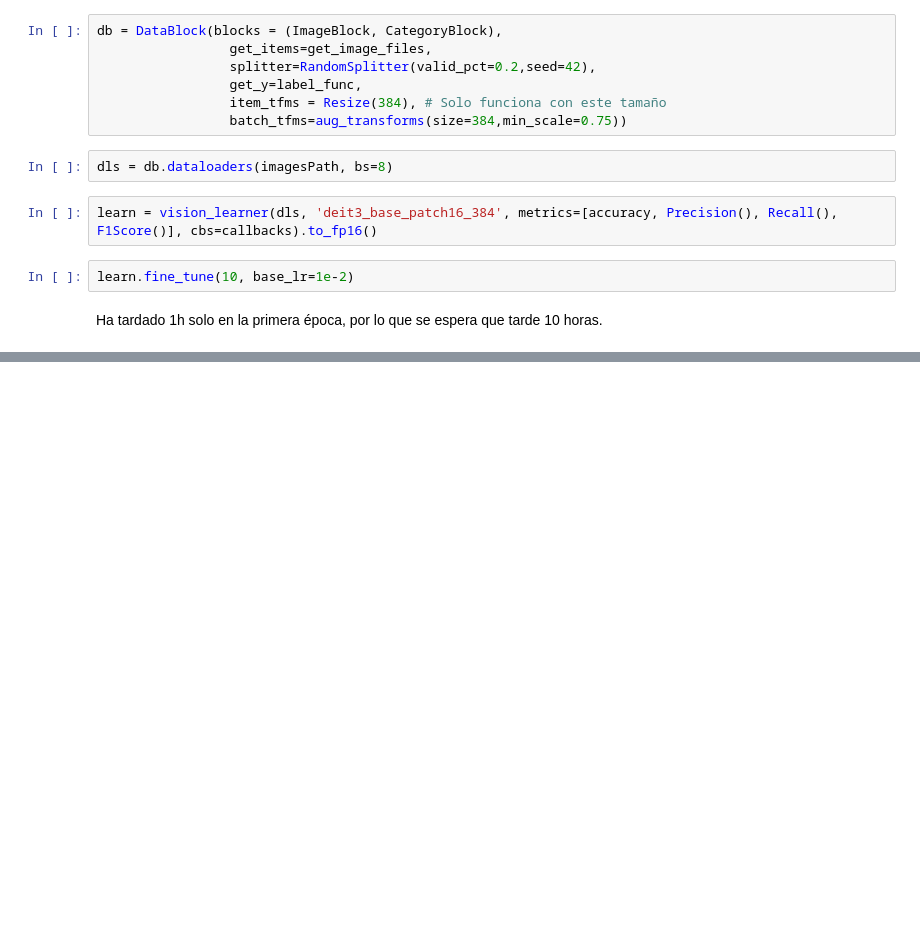
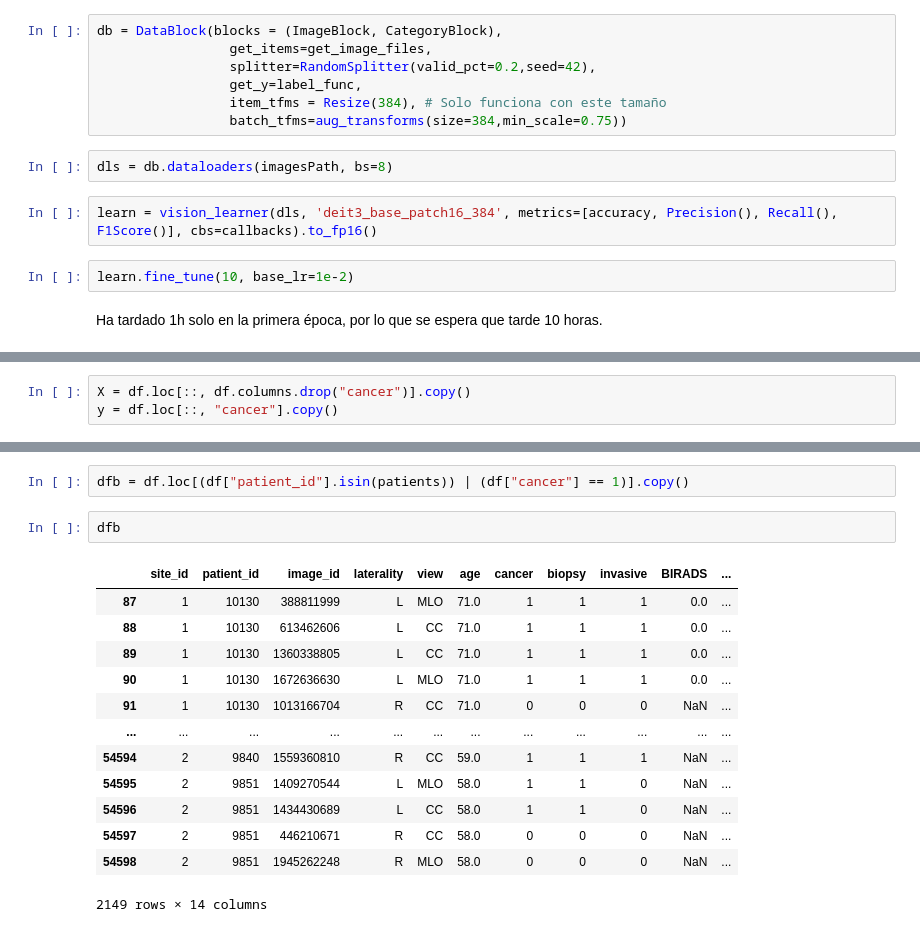
Before and after one commit to inigo99/CancerDetection, a Jupyter notebook: TFM.ipynb, the cells around one changed output, grey strips where cells are left out. Drawn from its saved outputs; the diff is of its cells as text; blank space fills up the shorter version.

```diff
--- a/TFM.ipynb
+++ b/TFM.ipynb
@@ -247,0 +268,3 @@ Ha tardado 1h solo en la primera época, por lo que se espera que tarde 10 horas
+# %%
+X = df.loc[::, df.columns.drop("cancer")].copy()
+y = df.loc[::, "cancer"].copy()
@@ -247,0 +285,18 @@ Ha tardado 1h solo en la primera época, por lo que se espera que tarde 10 horas
+# %%
+dfb = df.loc[(df["patient_id"].isin(patients)) | (df["cancer"] == 1)].copy()
+# %%
+dfb
+# %% [output]
+|  | site_id | patient_id | image_id | laterality | view | age | cancer | biopsy | invasive | BIRADS | ... |
+| 87 | 1 | 10130 | 388811999 | L | MLO | 71.0 | 1 | 1 | 1 | 0.0 | ... |
+| 88 | 1 | 10130 | 613462606 | L | CC | 71.0 | 1 | 1 | 1 | 0.0 | ... |
+| 89 | 1 | 10130 | 1360338805 | L | CC | 71.0 | 1 | 1 | 1 | 0.0 | ... |
+| 90 | 1 | 10130 | 1672636630 | L | MLO | 71.0 | 1 | 1 | 1 | 0.0 | ... |
+| 91 | 1 | 10130 | 1013166704 | R | CC | 71.0 | 0 | 0 | 0 | NaN | ... |
+| ... | ... | ... | ... | ... | ... | ... | ... | ... | ... | ... | ... |
+| 54594 | 2 | 9840 | 1559360810 | R | CC | 59.0 | 1 | 1 | 1 | NaN | ... |
+| 54595 | 2 | 9851 | 1409270544 | L | MLO | 58.0 | 1 | 1 | 0 | NaN | ... |
+| 54596 | 2 | 9851 | 1434430689 | L | CC | 58.0 | 1 | 1 | 0 | NaN | ... |
+| 54597 | 2 | 9851 | 446210671 | R | CC | 58.0 | 0 | 0 | 0 | NaN | ... |
+| 54598 | 2 | 9851 | 1945262248 | R | MLO | 58.0 | 0 | 0 | 0 | NaN | ... |
+2149 rows × 14 columns
```
Also changed, not shown: parts of 14 cells of this notebook.
